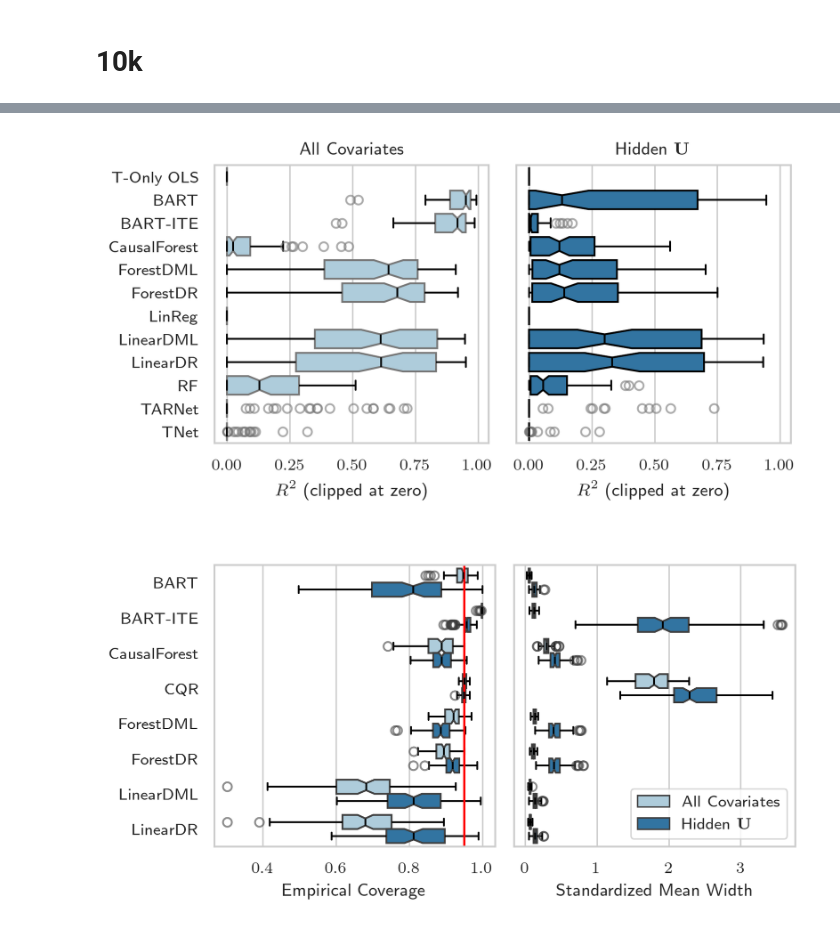
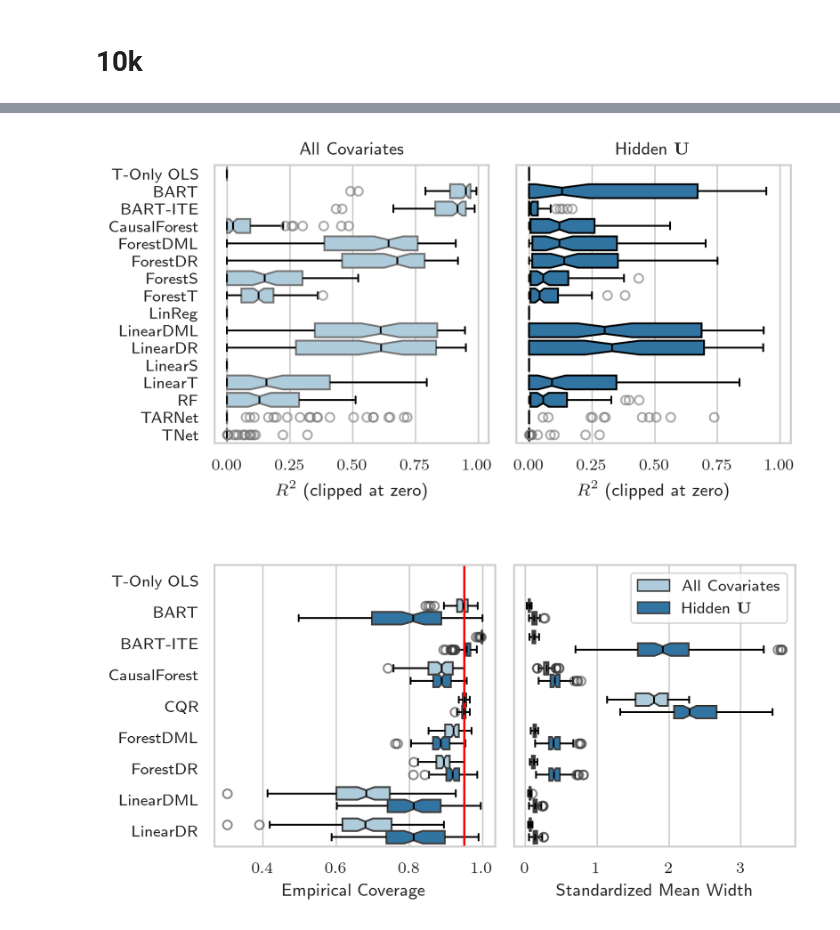
Before and after one commit to parallelArchitect/sequence-driven-scms, a Jupyter notebook: benchmark.ipynb, the cells around one changed output, grey strips where cells are left out. Cells and saved outputs as stored; diff of their text form; code cells hidden in the pictures.

```diff
--- a/benchmark.ipynb
+++ b/benchmark.ipynb
@@ -17,8 +17,18 @@ py_estimation_df = run_py_estimation_1k()
 py_10k_estimation_df = run_py_estimation_10k()
 r_predictions_df_all, r_predictions_df_hidden = run_r_estimation_1k()
 r_10k_predictions_df_all, r_10k_predictions_df_hidden = run_r_estimation_10k()
+st_estimation_df = run_ST_estimation_1k()
+st_10k_estimation_df = run_ST_estimation_10k()
 
-# join predictions
+# join ST predictions
+warnings.filterwarnings('ignore')
+join_columns = ['df_path', 'model_name', 'dataset_size', 'covariate_names', 'treatment_name']
+cols_to_use = list(py_estimation_df.columns.difference(st_estimation_df.columns)) + join_columns
+py_estimation_df = pd.merge(st_estimation_df, py_estimation_df[cols_to_use], on=join_columns, how='outer')
+cols_to_use_10k = list(py_10k_estimation_df.columns.difference(st_10k_estimation_df.columns)) + join_columns
+py_10k_estimation_df = pd.merge(st_10k_estimation_df, py_10k_estimation_df[cols_to_use_10k], on=join_columns, how='outer')
+
+# join all predictions
 r_predictions_df = pd.concat((r_predictions_df_all, r_predictions_df_hidden), axis=0)
 estimation_df = join_r_estimation_df(py_estimation_df, r_predictions_df)
 r_10k_predictions_df = pd.concat((r_10k_predictions_df_all, r_10k_predictions_df_hidden), axis=0)
@@ -37,8 +47,18 @@ warnings.filterwarnings('ignore')
 # %%
-method_order = ['T-Only OLS', 'BART', 'ForestDML', 'ForestDR', 'LinReg', 'LinearDML', 'LinearDR', 'RF']
+ate_method_order = ['T-Only OLS', 'BART', 'ForestDML', 'ForestDR', 'ForestS', 'ForestT', 'LinReg', 'LinearDML', 'LinearDR', 'LinearS', 'LinearT', 'RF']
+cate_method_order = ['T-Only OLS', 'BART', 'BART-ITE', 'CausalForest', 'ForestDML', 'ForestDR', 'ForestS', 'ForestT', 'LinReg', 'LinearDML', 'LinearDR', 'LinearS', 'LinearT', 'RF', 'TARNet', 'TNet']
+interval_method_order = ['T-Only OLS', 'BART', 'BART-ITE', 'CausalForest', 'CQR', 'ForestDML', 'ForestDR', 'LinearDML', 'LinearDR']
+
 ate_performance_df = format_ate_performance_df(estimation_df=estimation_df)
-ate_performance_df = ate_performance_df.rename(index={'NaiveLinReg': 'T-Only OLS', 'CausalForestDML': 'ForestDML'})
-ate_performance_df.loc[method_order]
+ate_performance_df = ate_performance_df.rename(index={
+    'NaiveLinReg': 'T-Only OLS',
+    'CausalForestDML': 'ForestDML',
+    'LinearSLearner': 'LinearS',
+    'LinearTLearner': 'LinearT',
+    'ForestSLearner': 'ForestS',
+    'ForestTLearner': 'ForestT',
+})
+ate_performance_df.loc[ate_method_order]
 # %% [output]
 | model_name | gpt2 |  |  |  | ... |
 |  | R2 |  | RMSE |  | ... |
@@ -724,7 +752,11 @@ cate_10k_performance_df['method_name'] = cate_10k_performance_df['method_name'].
     'NaiveLinReg': 'T-Only OLS',
     'CausalForestDML': 'ForestDML',
     'SNet1': 'TARNet',
-    'Conformal': 'CQR'
+    'Conformal': 'CQR',
+    'LinearSLearner': 'LinearS',
+    'LinearTLearner': 'LinearT',
+    'ForestSLearner': 'ForestS',
+    'ForestTLearner': 'ForestT',
 })
 
 boxplot_settings = {
@@ -740,7 +772,6 @@ showmeans = False
 sns.set(rc={'text.usetex' : True}, font_scale=1, context='paper')
 sns.set_style('whitegrid')
 
-method_order = ['T-Only OLS', 'BART', 'BART-ITE', 'CausalForest', 'ForestDML', 'ForestDR', 'LinReg', 'LinearDML', 'LinearDR', 'RF', 'TARNet', 'TNet']
 fig, axes = plt.subplots(nrows=1, ncols=2, sharey=True, figsize=(5.5, 3), dpi=300, sharex=True)
 axes = axes.ravel()
 sns.boxplot(
@@ -749,7 +780,7 @@ sns.boxplot(
     x='R2',
     hue='setting',
     showmeans=showmeans,
-    order=method_order,
+    order=cate_method_order,
     **boxplot_settings,
     ax=axes[0],
 )
@@ -764,7 +795,7 @@ sns.boxplot(
     x='R2',
     hue='setting',
     showmeans=showmeans,
-    order=method_order,
+    order=cate_method_order,
     **boxplot_settings,
     ax=axes[1],
 )
@@ -781,46 +812,45 @@ axes[1].xaxis.grid(True)
 plt.tight_layout()
 plt.show()
 # %% [output]
-[figure, old version]
+[figure, new version]
 # %%
 # intervals
-method_order = ['BART', 'BART-ITE', 'CausalForest', 'CQR', 'ForestDML', 'ForestDR', 'LinearDML', 'LinearDR']
 fig, axes = plt.subplots(nrows=1, ncols=2, sharey=True, figsize=(5.5, 3), dpi=300, sharex=False)
 axes = axes.ravel()
 subset_df = cate_10k_performance_df[cate_10k_performance_df['model_name'] == 'llama-3-8b'].dropna(subset=['coverage_cate'])
 sns.boxplot(
     data=subset_df,
     y='method_name',
     x='coverage_cate',
     hue='setting',
     ax=axes[0],
-    order=method_order,
+    order=interval_method_order,
     **boxplot_settings
 )
 axes[0].set_ylabel('')
 axes[0].axvline(x=0.95, color='red')
 axes[0].legend().remove()
 axes[0].set_xlabel('Empirical Coverage')
 
 sns.boxplot(
     data=subset_df,
     y='method_name',
     x='sd_width_cate',
     hue='setting',
     ax=axes[1],
-    order=method_order,
+    order=interval_method_order,
     **boxplot_settings
 )
 axes[1].legend(title='')
 axes[1].set_xlabel('Standardized Mean Width')
 
 axes[0].set_title(' ')
 axes[0].xaxis.grid(True)
 axes[1].xaxis.grid(True)
 plt.tight_layout()
 plt.show()
 # %% [output]
-[figure, old version]
+[figure, new version]
 # %%
 df_path = 'data/cancer_example/llama-3-8b/10k/llama-3-8b_bcancer_10k_11.csv'
 
```
Also changed, not shown: parts of 10 cells of this notebook, 2 other files.
